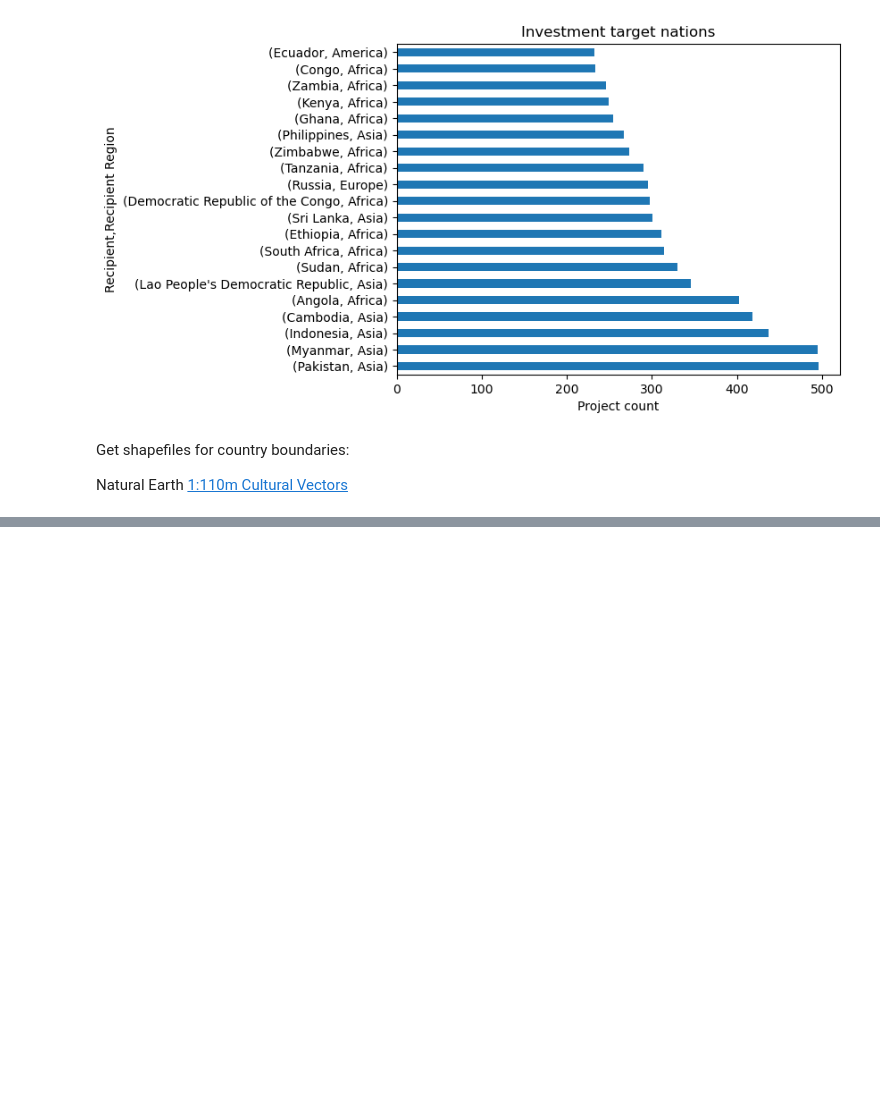
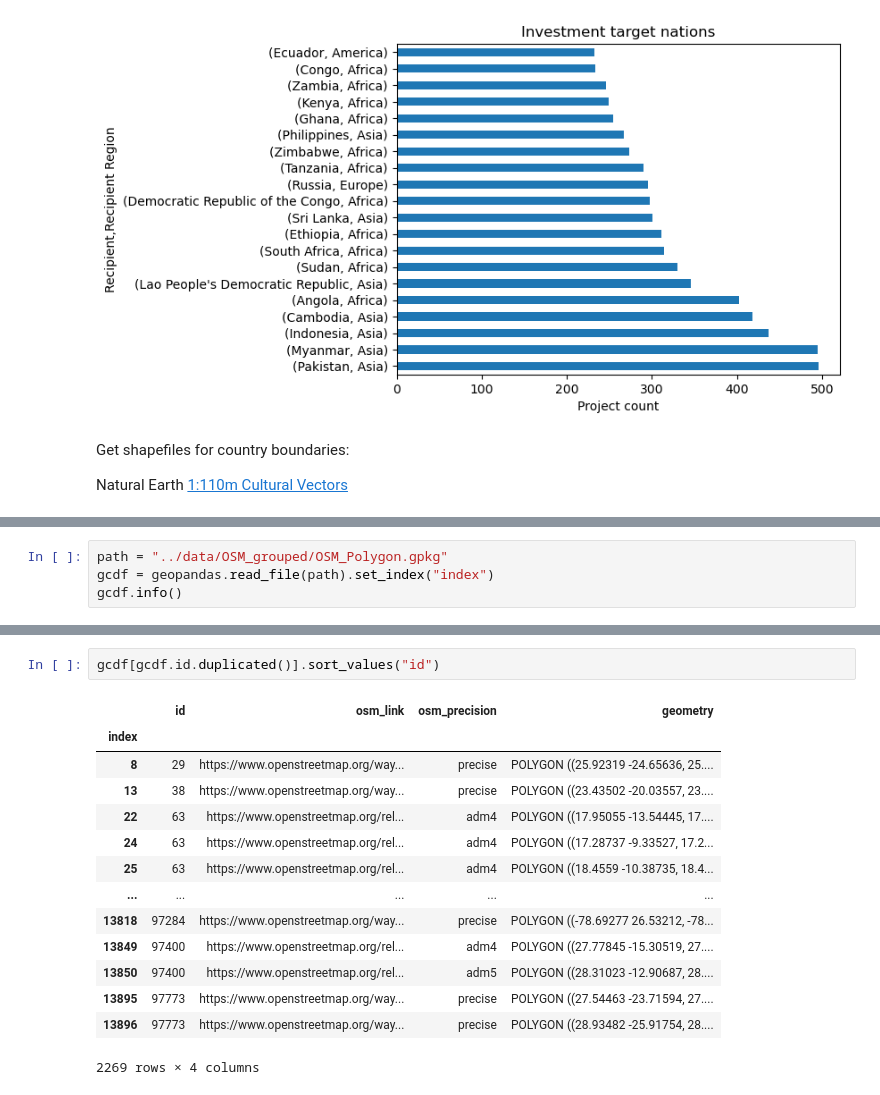
Before and after one commit to rcgsheffield/pluralize, a Jupyter notebook: notebooks/AidData.ipynb, the cells around one changed output, grey strips where cells are left out. Saved outputs shown, nothing was run; the diff lists cells and outputs as text; blank space fills up the shorter version.

```diff
--- a/notebooks/AidData.ipynb
+++ b/notebooks/AidData.ipynb
@@ -95,0 +118,4 @@ Text(35.347222222222214, 0.5, 'Latitude')
+# %%
+path = "../data/OSM_grouped/OSM_Polygon.gpkg"
+gcdf = geopandas.read_file(path).set_index("index")
+gcdf.info()
@@ -95,0 +152,17 @@ Text(35.347222222222214, 0.5, 'Latitude')
+# %%
+gcdf[gcdf.id.duplicated()].sort_values("id")
+# %% [output]
+|  | id | osm_link | osm_precision | geometry |
+| index |  |  |  |  |
+| 8 | 29 | https://www.openstreetmap.org/way... | precise | POLYGON ((25.92319 -24.65636, 25.... |
+| 13 | 38 | https://www.openstreetmap.org/way... | precise | POLYGON ((23.43502 -20.03557, 23.... |
+| 22 | 63 | https://www.openstreetmap.org/rel... | adm4 | POLYGON ((17.95055 -13.54445, 17.... |
+| 24 | 63 | https://www.openstreetmap.org/rel... | adm4 | POLYGON ((17.28737 -9.33527, 17.2... |
+| 25 | 63 | https://www.openstreetmap.org/rel... | adm4 | POLYGON ((18.4559 -10.38735, 18.4... |
+| ... | ... | ... | ... | ... |
+| 13818 | 97284 | https://www.openstreetmap.org/way... | precise | POLYGON ((-78.69277 26.53212, -78... |
+| 13849 | 97400 | https://www.openstreetmap.org/rel... | adm4 | POLYGON ((27.77845 -15.30519, 27.... |
+| 13850 | 97400 | https://www.openstreetmap.org/rel... | adm5 | POLYGON ((28.31023 -12.90687, 28.... |
+| 13895 | 97773 | https://www.openstreetmap.org/way... | precise | POLYGON ((27.54463 -23.71594, 27.... |
+| 13896 | 97773 | https://www.openstreetmap.org/way... | precise | POLYGON ((28.93482 -25.91754, 28.... |
+2269 rows × 4 columns
```
Also changed, not shown: parts of 19 cells of this notebook.
